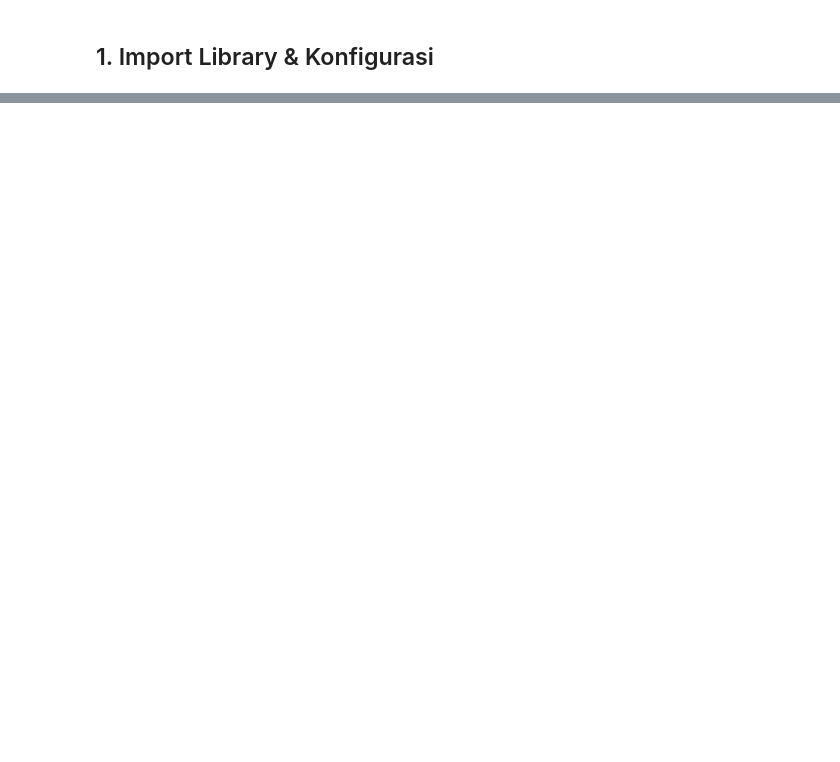
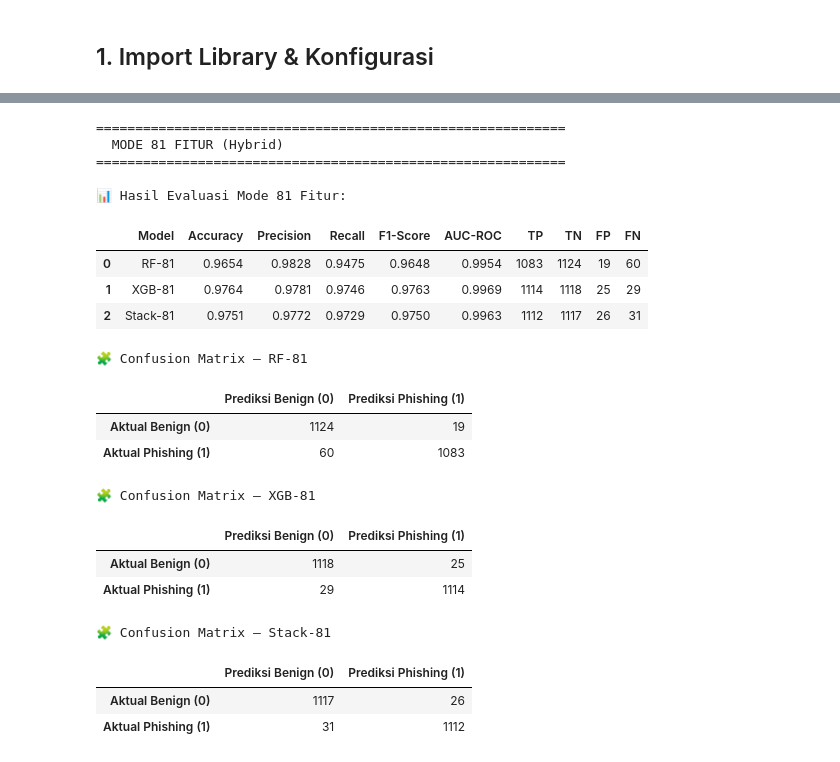
Before and after one commit to rubenmartogi/Phishing-Website-Detection-using-XGBoost-and-RFM, a Jupyter notebook: Phishing Website Detection_Models & Training.ipynb, the cells around one changed output, grey strips where cells are left out. Cells and saved outputs as stored; diff of their text form; code cells hidden in the pictures; blank space fills up the shorter version.

```diff
--- a/Phishing Website Detection_Models & Training.ipynb
+++ b/Phishing Website Detection_Models & Training.ipynb
@@ -1316,0 +340,49 @@ print(f"   ga_tuning_report{suffix}.json")
+# %%
+# ═══════════════════════════════════════════════════════════════
+# CELL 8 — Evaluasi Mode 81 Fitur (Hybrid)
+# ═══════════════════════════════════════════════════════════════
+print('='*60)
+print('  MODE 81 FITUR (Hybrid)')
+print('='*60)
+
+y81 = y_test_81.loc[X_te81.index]
+
+rf_pred81,  rf_prob81  = predict_thr(rf81,  X_te81)
+xgb_pred81, xgb_prob81 = predict_thr(xgb81, X_te81)
+stk_pred81, stk_prob81 = stacking_predict(lr81, rf81, xgb81, X_te81)
+
+results_81 = [
+    evaluate_model('RF-81',    y81, rf_pred81,  rf_prob81),
+    evaluate_model('XGB-81',   y81, xgb_pred81, xgb_prob81),
+    evaluate_model('Stack-81', y81, stk_pred81, stk_prob81),
+]
+
+df_res81 = pd.DataFrame([{k:v for k,v in r.items() if not k.startswith('_')} for r in results_81])
+for c in ['Accuracy','Precision','Recall','F1-Score','AUC-ROC']:
+    df_res81[c] = df_res81[c].map('{:.4f}'.format)
+print('\n📊 Hasil Evaluasi Mode 81 Fitur:')
+display(df_res81[cols_show])
+for r in results_81:
+    display_cm(r['_cm'], r['Model'])
+# %% [output]
+============================================================
+  MODE 81 FITUR (Hybrid)
+============================================================
+
+📊 Hasil Evaluasi Mode 81 Fitur:
+|  | Model | Accuracy | Precision | Recall | F1-Score | AUC-ROC | TP | TN | FP | FN |
+| 0 | RF-81 | 0.9654 | 0.9828 | 0.9475 | 0.9648 | 0.9954 | 1083 | 1124 | 19 | 60 |
+| 1 | XGB-81 | 0.9764 | 0.9781 | 0.9746 | 0.9763 | 0.9969 | 1114 | 1118 | 25 | 29 |
+| 2 | Stack-81 | 0.9751 | 0.9772 | 0.9729 | 0.9750 | 0.9963 | 1112 | 1117 | 26 | 31 |
+🧩 Confusion Matrix — RF-81
+|  | Prediksi Benign (0) | Prediksi Phishing (1) |
+| Aktual Benign (0) | 1124 | 19 |
+| Aktual Phishing (1) | 60 | 1083 |
+🧩 Confusion Matrix — XGB-81
+|  | Prediksi Benign (0) | Prediksi Phishing (1) |
+| Aktual Benign (0) | 1118 | 25 |
+| Aktual Phishing (1) | 29 | 1114 |
+🧩 Confusion Matrix — Stack-81
+|  | Prediksi Benign (0) | Prediksi Phishing (1) |
+| Aktual Benign (0) | 1117 | 26 |
+| Aktual Phishing (1) | 31 | 1112 |
```
Also changed, not shown: parts of 47 cells of this notebook, 49 other files.
